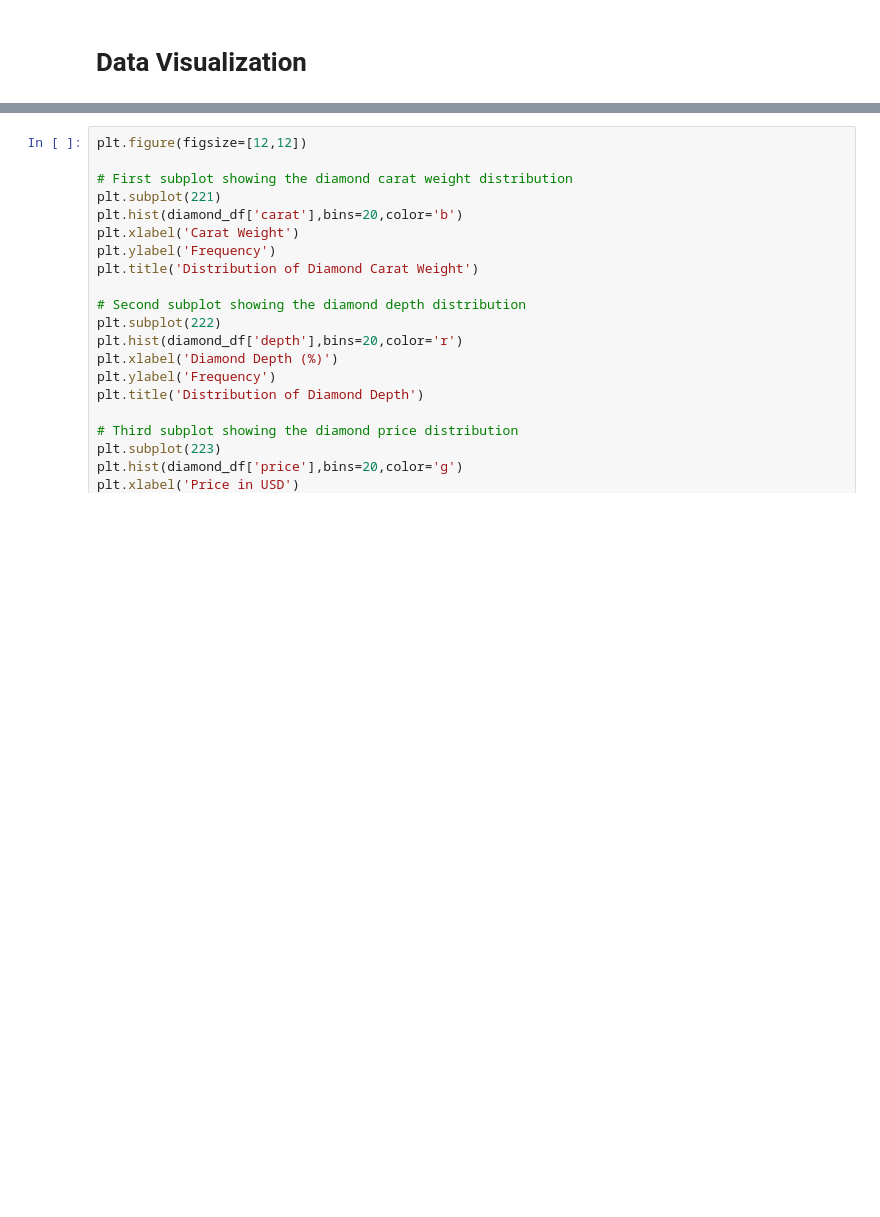
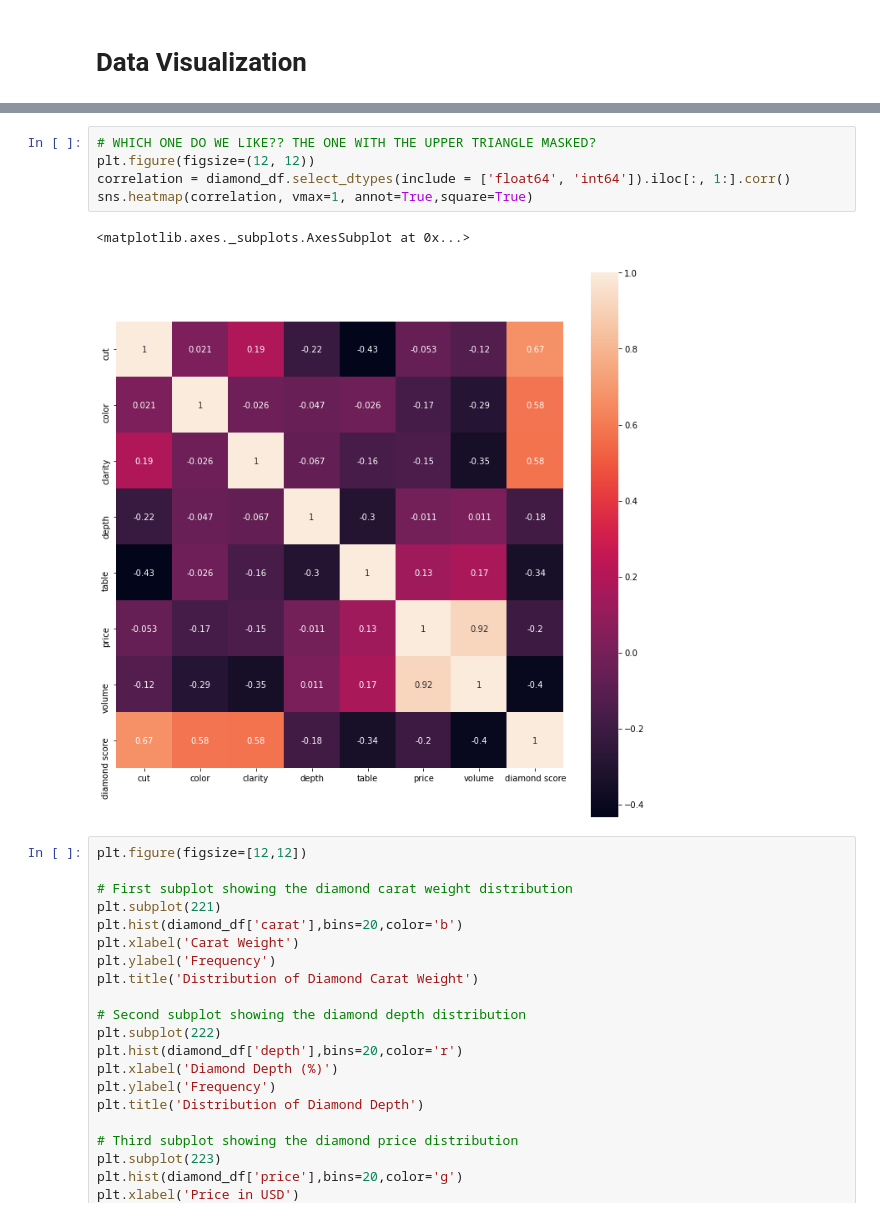
Before and after one commit to JLechuga94/Machine-Learning, a Jupyter notebook: notebook_dm2_diam.ipynb, the cells around one changed output, grey strips where cells are left out. Drawn from its saved outputs; the diff is of its cells as text; blank space fills up the shorter version.

```diff
--- a/notebook_dm2_diam.ipynb
+++ b/notebook_dm2_diam.ipynb
@@ -213,3 +217,11 @@ sns.heatmap(corr, mask=mask, vmax=1, annot=True,
+# %%
+# WHICH ONE DO WE LIKE?? THE ONE WITH THE UPPER TRIANGLE MASKED?
+plt.figure(figsize=(12, 12))
+correlation = diamond_df.select_dtypes(include = ['float64', 'int64']).iloc[:, 1:].corr()
+sns.heatmap(correlation, vmax=1, annot=True,square=True)
+# %% [output]
+<matplotlib.axes._subplots.AxesSubplot at 0x...>
+[figure, added]
 # %%
 plt.figure(figsize=[12,12])
 
```
Also changed, not shown: parts of 25 cells of this notebook.
